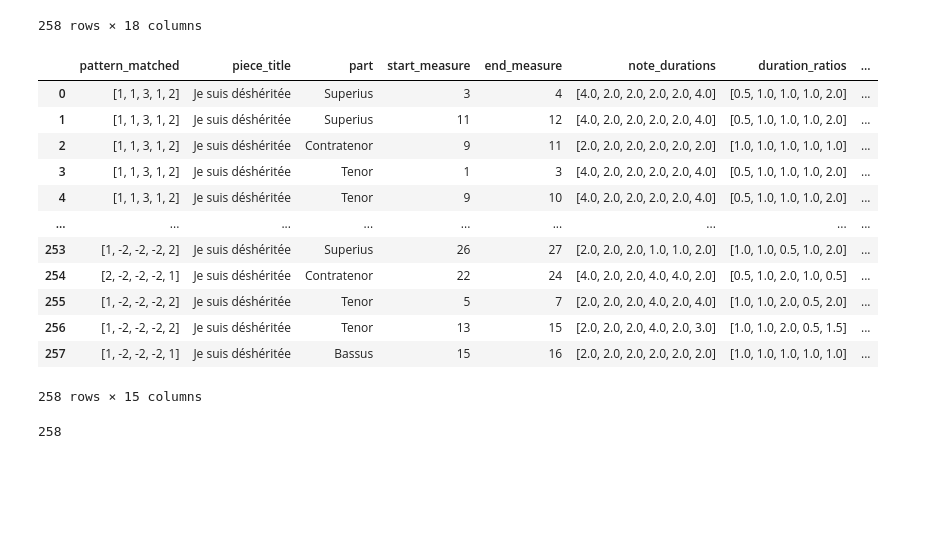
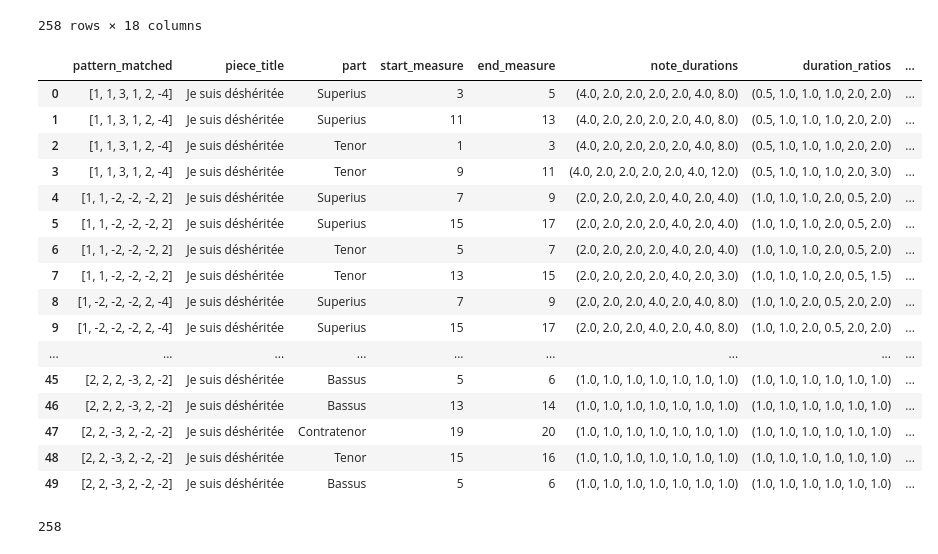
Before and after one commit to RichardFreedman/CRIM-notebooks, a Jupyter notebook: CRIM/CRIM_Intervals_Classify_12_31_20_dev.ipynb, the cells around one changed output. Cells and saved outputs as stored; diff of their text form; code cells hidden in the pictures; blank space fills up the shorter version.

```diff
--- a/CRIM/CRIM_Intervals_Classify_12_31_20_dev.ipynb
+++ b/CRIM/CRIM_Intervals_Classify_12_31_20_dev.ipynb
@@ -180,7 +180,7 @@ pattern_inventory
 - If that value is **below the threshold specified**, we consider the **two patterns closely matched**.
 - The format of the method call is  `find_close_matches(the array you get from into_patterns, minimum matches needed to be displayed, threshold for close match)`.
 # %%
-close_matches = find_close_matches(patterns, 3, 1)
+close_matches = find_close_matches(patterns, 1, 1)
 #for item in close_matches:
    #item.print_close_matches()
     #return pd.DataFrame(close_matches)
@@ -253,8 +282,8 @@ pattern_inventory
 # %%
 %%capture
-classify_matches(close_matches, 2)
+#classify_matches(close_matches, 1)
 #classify_matches(exact_matches, 2)
-cm = classify_matches(close_matches, 2)
+cm = classify_matches(close_matches, 1)
 #pd.DataFrame(classified_matches)
 output_cm = export_pandas(cm)
 #pd.DataFrame(output).head()
@@ -310,5 +346,7 @@ df.head(10)
 # %%
-wide_df = df.pivot_table(index=["match_number", "piece", "type"],
+df["pattern"] = df["pattern"].apply(tuple)
+
+wide_df = df.pivot_table(index=["match_number", "piece", "type", "pattern"],
             columns="entry_number",
             values=["part", "bar"],
             aggfunc=lambda x: x)
@@ -317,7 +355,7 @@ wide_df.columns = [f"{a}_{b}" for a, b in wide_df.columns]
 
 wide_df.head().reset_index()
 
-wide_df.shape
+sort_bar = wide_df.sort_values("bar_1")
 
-wide_df
+sort_bar
 # %% [output]
@@ -403,0 +431,5 @@ short_results
+# %%
+results["duration_ratios"] = results["duration_ratios"].apply(tuple)
+df3 = pd.DataFrame(results.groupby(["pattern_generating_match", "note_durations", "duration_ratios"]).size())
+
+df3.head(50)
@@ -548,21 +601,25 @@ df_shifted
 258 rows × 18 columns
 # %%
 df_brief = df_shifted.drop(columns=["ema", "ema_url", "pattern_generating_match"])
-df_brief
+df_brief.head(50)
 # %% [output]
 |  | pattern_matched | piece_title | part | start_measure | end_measure | note_durations | duration_ratios | ... |
-| 0 | [1, 1, 3, 1, 2] | Je suis déshéritée | Superius | 3 | 4 | [4.0, 2.0, 2.0, 2.0, 2.0, 4.0] | [0.5, 1.0, 1.0, 1.0, 2.0] | ... |
-| 1 | [1, 1, 3, 1, 2] | Je suis déshéritée | Superius | 11 | 12 | [4.0, 2.0, 2.0, 2.0, 2.0, 4.0] | [0.5, 1.0, 1.0, 1.0, 2.0] | ... |
-| 2 | [1, 1, 3, 1, 2] | Je suis déshéritée | Contratenor | 9 | 11 | [2.0, 2.0, 2.0, 2.0, 2.0, 2.0] | [1.0, 1.0, 1.0, 1.0, 1.0] | ... |
-| 3 | [1, 1, 3, 1, 2] | Je suis déshéritée | Tenor | 1 | 3 | [4.0, 2.0, 2.0, 2.0, 2.0, 4.0] | [0.5, 1.0, 1.0, 1.0, 2.0] | ... |
-| 4 | [1, 1, 3, 1, 2] | Je suis déshéritée | Tenor | 9 | 10 | [4.0, 2.0, 2.0, 2.0, 2.0, 4.0] | [0.5, 1.0, 1.0, 1.0, 2.0] | ... |
+| 0 | [1, 1, 3, 1, 2, -4] | Je suis déshéritée | Superius | 3 | 5 | (4.0, 2.0, 2.0, 2.0, 2.0, 4.0, 8.0) | (0.5, 1.0, 1.0, 1.0, 2.0, 2.0) | ... |
+| 1 | [1, 1, 3, 1, 2, -4] | Je suis déshéritée | Superius | 11 | 13 | (4.0, 2.0, 2.0, 2.0, 2.0, 4.0, 8.0) | (0.5, 1.0, 1.0, 1.0, 2.0, 2.0) | ... |
+| 2 | [1, 1, 3, 1, 2, -4] | Je suis déshéritée | Tenor | 1 | 3 | (4.0, 2.0, 2.0, 2.0, 2.0, 4.0, 8.0) | (0.5, 1.0, 1.0, 1.0, 2.0, 2.0) | ... |
+| 3 | [1, 1, 3, 1, 2, -4] | Je suis déshéritée | Tenor | 9 | 11 | (4.0, 2.0, 2.0, 2.0, 2.0, 4.0, 12.0) | (0.5, 1.0, 1.0, 1.0, 2.0, 3.0) | ... |
+| 4 | [1, 1, -2, -2, -2, 2] | Je suis déshéritée | Superius | 7 | 9 | (2.0, 2.0, 2.0, 2.0, 4.0, 2.0, 4.0) | (1.0, 1.0, 1.0, 2.0, 0.5, 2.0) | ... |
+| 5 | [1, 1, -2, -2, -2, 2] | Je suis déshéritée | Superius | 15 | 17 | (2.0, 2.0, 2.0, 2.0, 4.0, 2.0, 4.0) | (1.0, 1.0, 1.0, 2.0, 0.5, 2.0) | ... |
+| 6 | [1, 1, -2, -2, -2, 2] | Je suis déshéritée | Tenor | 5 | 7 | (2.0, 2.0, 2.0, 2.0, 4.0, 2.0, 4.0) | (1.0, 1.0, 1.0, 2.0, 0.5, 2.0) | ... |
+| 7 | [1, 1, -2, -2, -2, 2] | Je suis déshéritée | Tenor | 13 | 15 | (2.0, 2.0, 2.0, 2.0, 4.0, 2.0, 3.0) | (1.0, 1.0, 1.0, 2.0, 0.5, 1.5) | ... |
+| 8 | [1, -2, -2, -2, 2, -4] | Je suis déshéritée | Superius | 7 | 9 | (2.0, 2.0, 2.0, 4.0, 2.0, 4.0, 8.0) | (1.0, 1.0, 2.0, 0.5, 2.0, 2.0) | ... |
+| 9 | [1, -2, -2, -2, 2, -4] | Je suis déshéritée | Superius | 15 | 17 | (2.0, 2.0, 2.0, 4.0, 2.0, 4.0, 8.0) | (1.0, 1.0, 2.0, 0.5, 2.0, 2.0) | ... |
 | ... | ... | ... | ... | ... | ... | ... | ... | ... |
-| 253 | [1, -2, -2, -2, 2] | Je suis déshéritée | Superius | 26 | 27 | [2.0, 2.0, 2.0, 1.0, 1.0, 2.0] | [1.0, 1.0, 0.5, 1.0, 2.0] | ... |
-| 254 | [2, -2, -2, -2, 1] | Je suis déshéritée | Contratenor | 22 | 24 | [4.0, 2.0, 2.0, 4.0, 4.0, 2.0] | [0.5, 1.0, 2.0, 1.0, 0.5] | ... |
-| 255 | [1, -2, -2, -2, 2] | Je suis déshéritée | Tenor | 5 | 7 | [2.0, 2.0, 2.0, 4.0, 2.0, 4.0] | [1.0, 1.0, 2.0, 0.5, 2.0] | ... |
-| 256 | [1, -2, -2, -2, 2] | Je suis déshéritée | Tenor | 13 | 15 | [2.0, 2.0, 2.0, 4.0, 2.0, 3.0] | [1.0, 1.0, 2.0, 0.5, 1.5] | ... |
-| 257 | [1, -2, -2, -2, 1] | Je suis déshéritée | Bassus | 15 | 16 | [2.0, 2.0, 2.0, 2.0, 2.0, 2.0] | [1.0, 1.0, 1.0, 1.0, 1.0] | ... |
+| 45 | [2, 2, 2, -3, 2, -2] | Je suis déshéritée | Bassus | 5 | 6 | (1.0, 1.0, 1.0, 1.0, 1.0, 1.0, 1.0) | (1.0, 1.0, 1.0, 1.0, 1.0, 1.0) | ... |
+| 46 | [2, 2, 2, -3, 2, -2] | Je suis déshéritée | Bassus | 13 | 14 | (1.0, 1.0, 1.0, 1.0, 1.0, 1.0, 1.0) | (1.0, 1.0, 1.0, 1.0, 1.0, 1.0) | ... |
+| 47 | [2, 2, -3, 2, -2, -2] | Je suis déshéritée | Contratenor | 19 | 20 | (1.0, 1.0, 1.0, 1.0, 1.0, 1.0, 1.0) | (1.0, 1.0, 1.0, 1.0, 1.0, 1.0) | ... |
+| 48 | [2, 2, -3, 2, -2, -2] | Je suis déshéritée | Tenor | 15 | 16 | (1.0, 1.0, 1.0, 1.0, 1.0, 1.0, 1.0) | (1.0, 1.0, 1.0, 1.0, 1.0, 1.0) | ... |
+| 49 | [2, 2, -3, 2, -2, -2] | Je suis déshéritée | Bassus | 5 | 6 | (1.0, 1.0, 1.0, 1.0, 1.0, 1.0, 1.0) | (1.0, 1.0, 1.0, 1.0, 1.0, 1.0) | ... |
-258 rows × 15 columns
 # %%
 df_brief['next_end_measure'] = df_brief['next_end_measure'].fillna(0)
 df_brief['next_end_measure_minus'] = df_brief["next_end_measure"].apply(lambda x: x-1)
```
Also changed, not shown: parts of 22 cells of this notebook.
